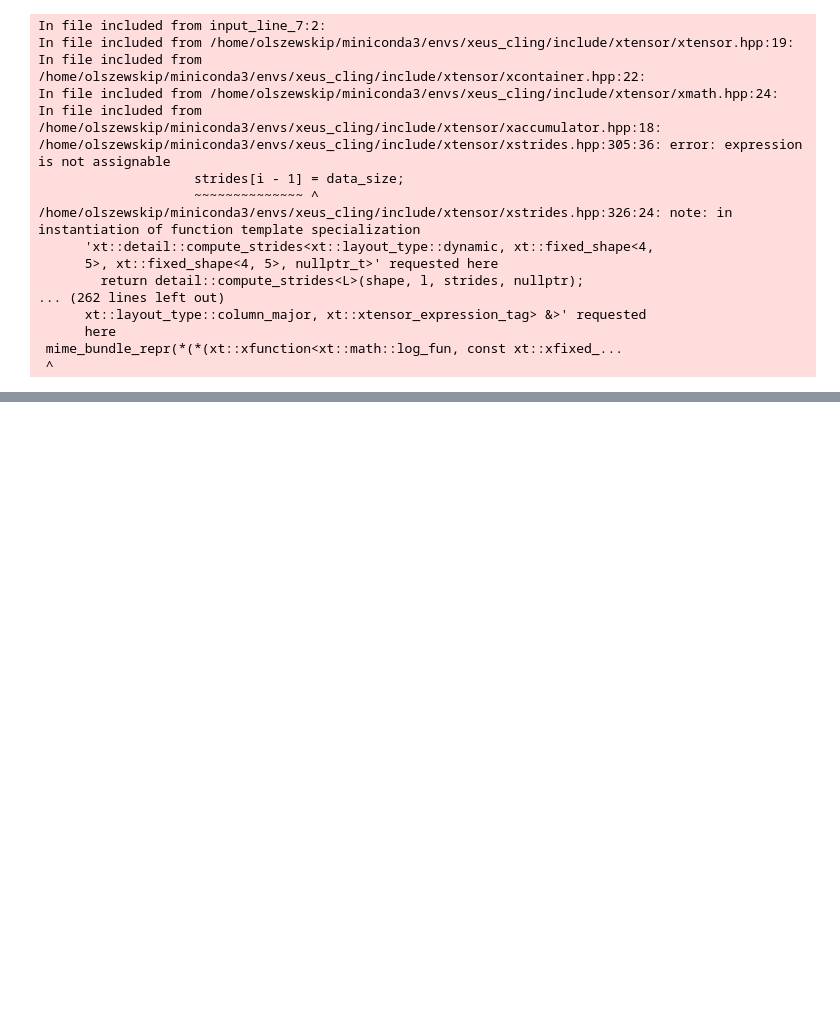
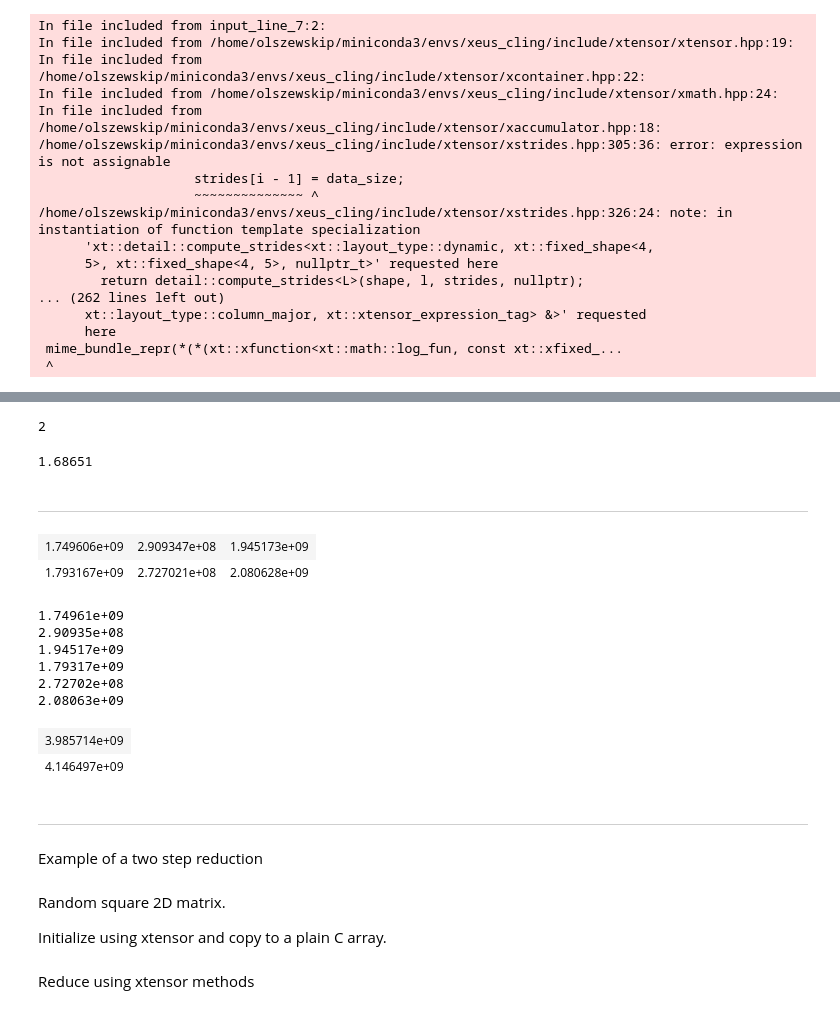
Before and after one commit to olszewskip/xeus_cling, a Jupyter notebook: cpp_playground.ipynb, the cells around one changed output, grey strips where cells are left out. Cells and saved outputs as stored; diff of their text form; code cells hidden in the pictures; blank space fills up the shorter version.

```diff
--- a/cpp_playground.ipynb
+++ b/cpp_playground.ipynb
@@ -261,0 +282,10 @@ In file included from /home/olszewskip/miniconda3/envs/xeus_cling/include/xtenso
+# %%
+data.dimension()
+# %% [output]
+2
+# %%
+std::cout << data[0,3] << std::endl;
+# %% [output]
+1.68651
+# %% [markdown]
+---
@@ -261,0 +301,25 @@ In file included from /home/olszewskip/miniconda3/envs/xeus_cling/include/xtenso
+# %%
+xt::xtensor<double, 2> a1 = xt::eval(xt::random::randint<int>({2, 3}));
+a1
+# %% [output]
+| 1.749606e+09 | 2.909347e+08 | 1.945173e+09 |
+| 1.793167e+09 | 2.727021e+08 | 2.080628e+09 |
+# %%
+for(auto ptr = a1.begin(); ptr != a1.end(); ++ptr) {
+    std::cout << *ptr << std::endl;
+}
+# %% [output]
+1.74961e+09
+2.90935e+08
+1.94517e+09
+1.79317e+09
+2.72702e+08
+2.08063e+09
+# %%
+xt::sum(a1, {1})
+# %% [output]
+| 3.985714e+09 |
+| 4.146497e+09 |
+# %% [markdown]
+---
+Example of a two step reduction
@@ -261,0 +329,4 @@ In file included from /home/olszewskip/miniconda3/envs/xeus_cling/include/xtenso
+# %% [markdown]
+Random square 2D matrix.
+
+Initialize using xtensor and copy to a plain C array.
@@ -261,0 +340,2 @@ In file included from /home/olszewskip/miniconda3/envs/xeus_cling/include/xtenso
+# %% [markdown]
+Reduce using xtensor methods
```
Also changed, not shown: parts of 26 cells of this notebook, 6 other files.
